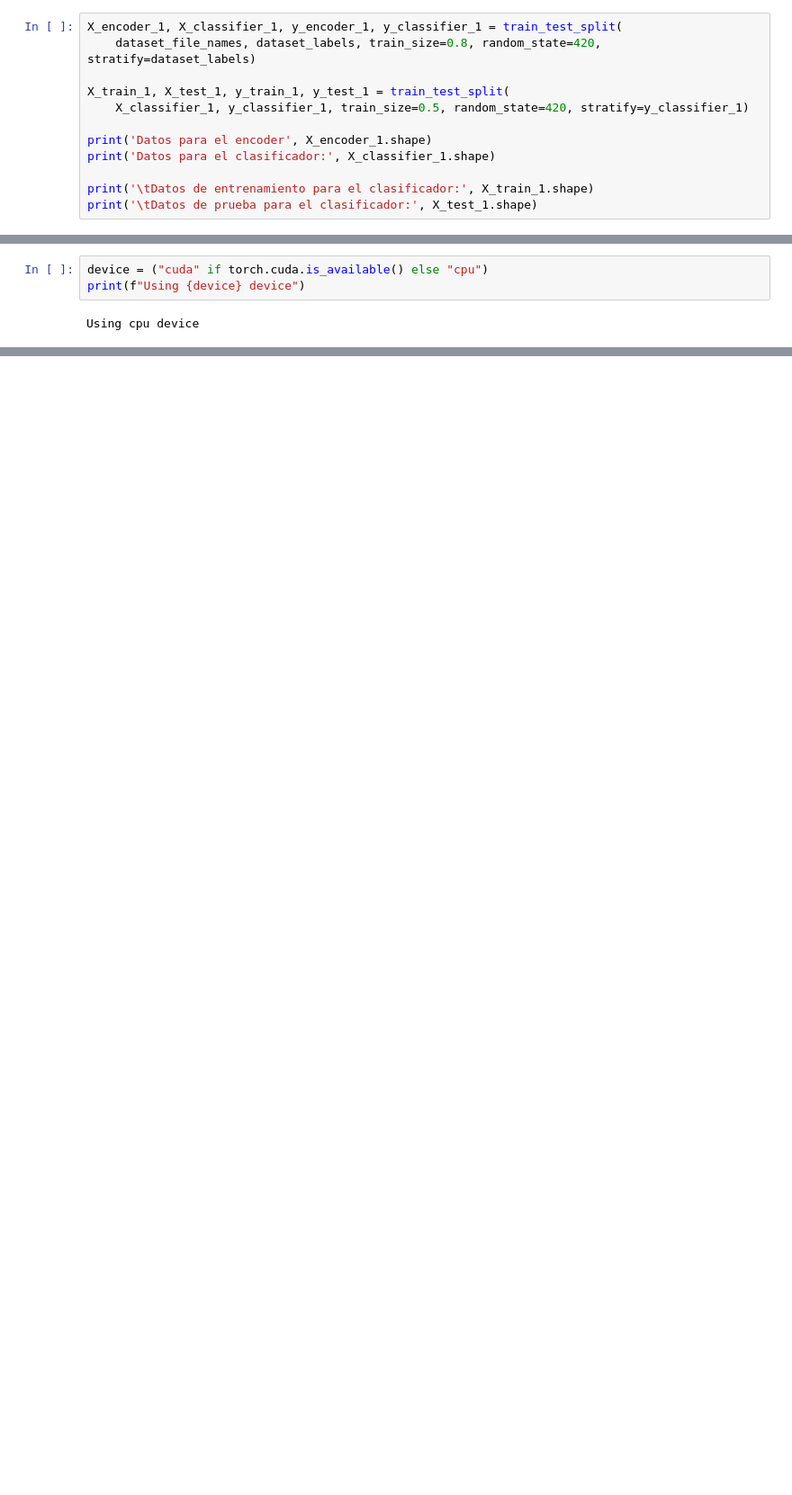
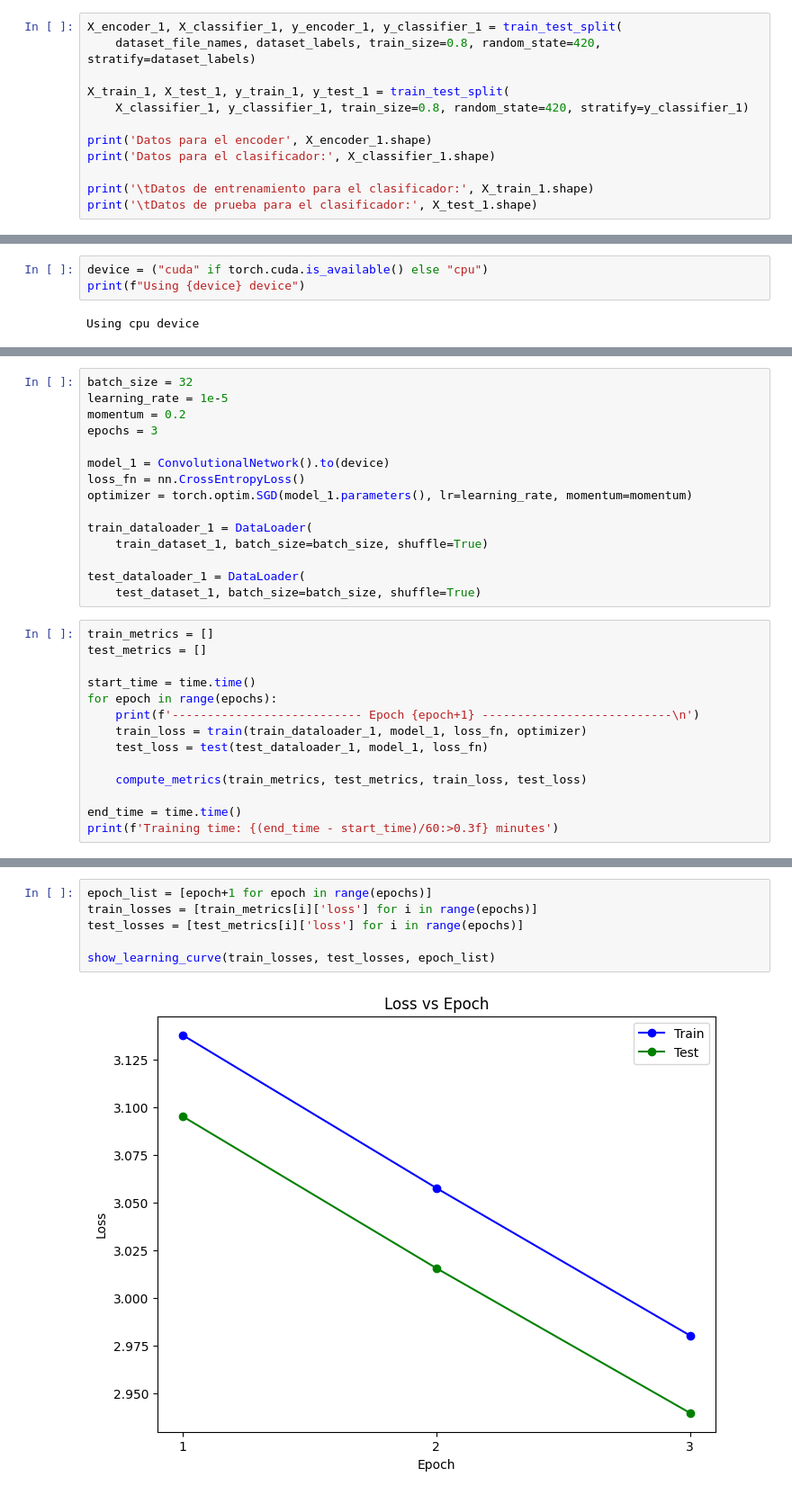
Before and after one commit to rijegaro287/Proyecto_3_IRP, a Jupyter notebook: Experimento 1/experimento_1.ipynb, the cells around one changed output, grey strips where cells are left out. Shown: that part at 90% size. Drawn from its saved outputs; the diff is of its cells as text; blank space fills up the shorter version.

```diff
--- a/Experimento 1/experimento_1.ipynb
+++ b/Experimento 1/experimento_1.ipynb
@@ -104,7 +104,7 @@ X_encoder_1, X_classifier_1, y_encoder_1, y_classifier_1 = train_test_split(
     dataset_file_names, dataset_labels, train_size=0.8, random_state=420, stratify=dataset_labels)
 
 X_train_1, X_test_1, y_train_1, y_test_1 = train_test_split(
-    X_classifier_1, y_classifier_1, train_size=0.5, random_state=420, stratify=y_classifier_1)
+    X_classifier_1, y_classifier_1, train_size=0.8, random_state=420, stratify=y_classifier_1)
 
 print('Datos para el encoder', X_encoder_1.shape)
 print('Datos para el clasificador:', X_classifier_1.shape)
@@ -144,0 +351,29 @@ Using cpu device
+# %%
+batch_size = 32
+learning_rate = 1e-5
+momentum = 0.2
+epochs = 3
+
+model_1 = ConvolutionalNetwork().to(device)
+loss_fn = nn.CrossEntropyLoss()
+optimizer = torch.optim.SGD(model_1.parameters(), lr=learning_rate, momentum=momentum)
+
+train_dataloader_1 = DataLoader(
+    train_dataset_1, batch_size=batch_size, shuffle=True)
+
+test_dataloader_1 = DataLoader(
+    test_dataset_1, batch_size=batch_size, shuffle=True)
+# %%
+train_metrics = []
+test_metrics = []
+
+start_time = time.time()
+for epoch in range(epochs):
+    print(f'--------------------------- Epoch {epoch+1} ---------------------------\n')
+    train_loss = train(train_dataloader_1, model_1, loss_fn, optimizer)
+    test_loss = test(test_dataloader_1, model_1, loss_fn)
+
+    compute_metrics(train_metrics, test_metrics, train_loss, test_loss)
+
+end_time = time.time()
+print(f'Training time: {(end_time - start_time)/60:>0.3f} minutes')
@@ -144,0 +503,8 @@ Using cpu device
+# %%
+epoch_list = [epoch+1 for epoch in range(epochs)]
+train_losses = [train_metrics[i]['loss'] for i in range(epochs)]
+test_losses = [test_metrics[i]['loss'] for i in range(epochs)]
+
+show_learning_curve(train_losses, test_losses, epoch_list)
+# %% [output]
+[figure, added]
```
Also changed, not shown: parts of 26 cells of this notebook, 1 other file.
